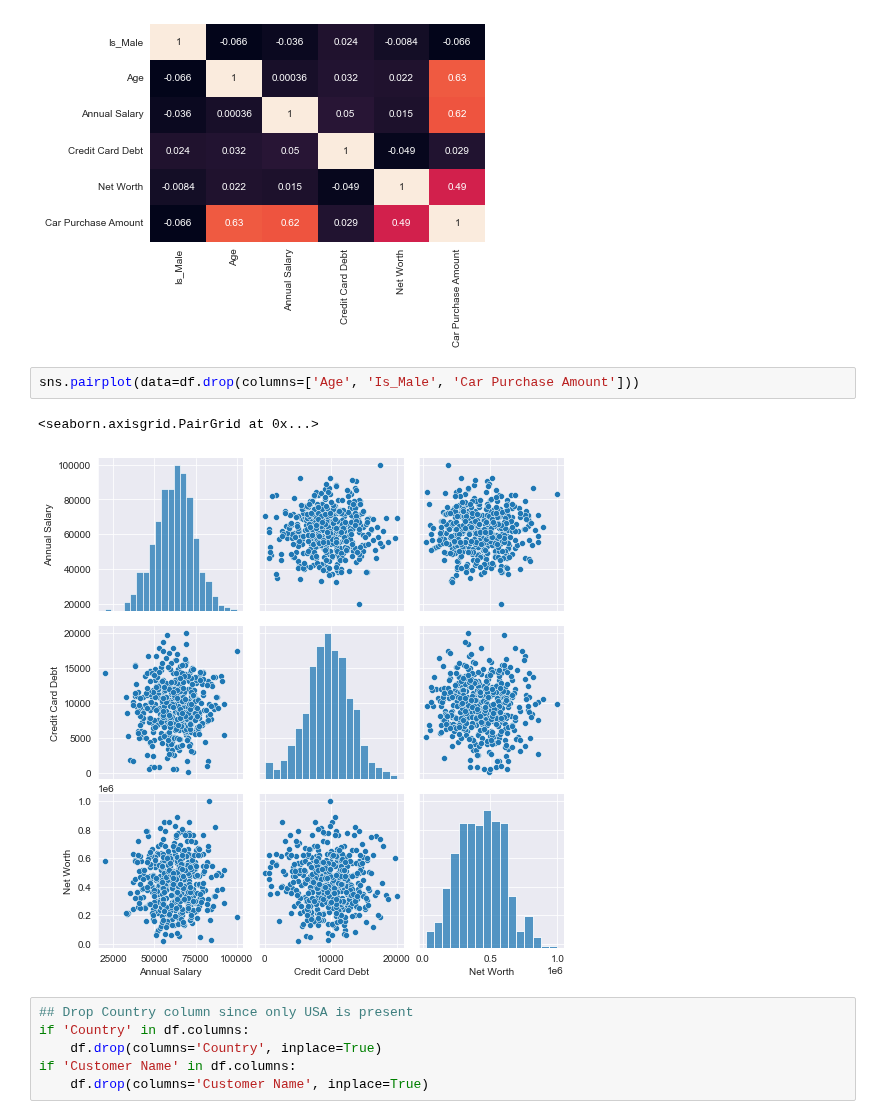
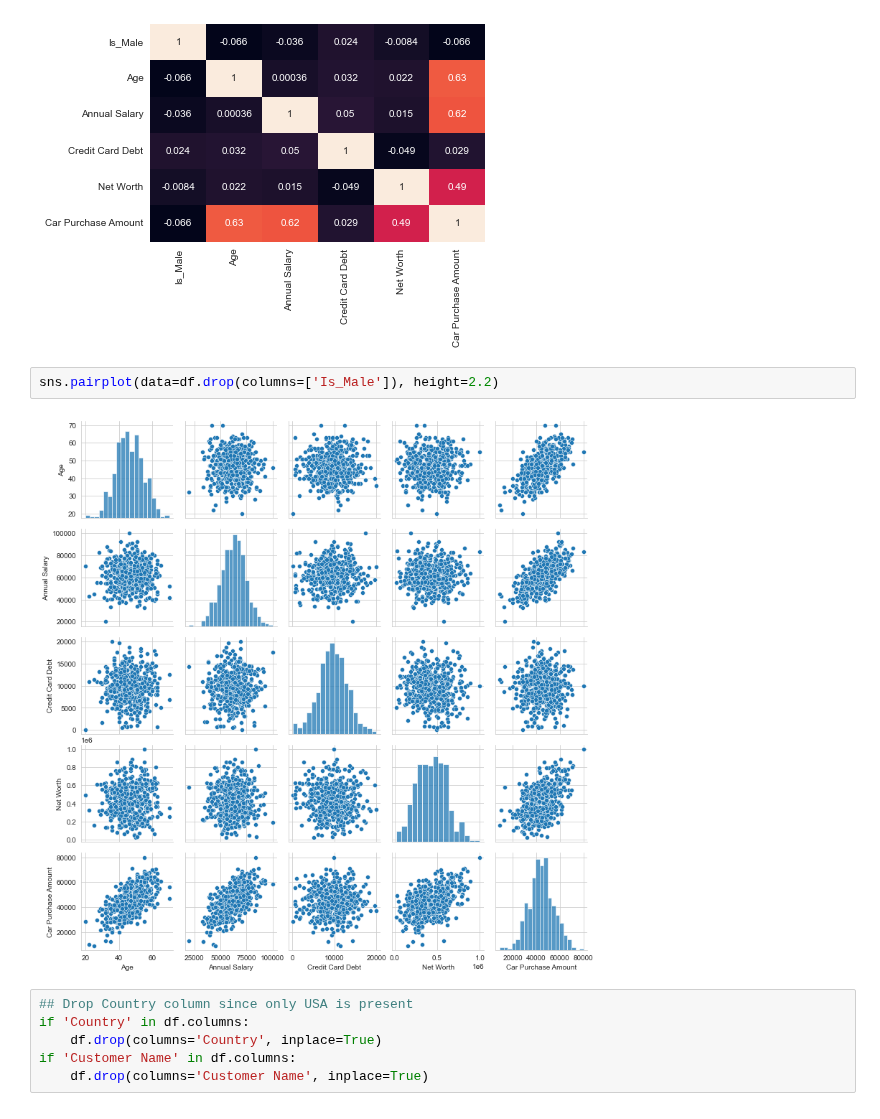
Before and after one commit to natthawit-jan/car_price_prediction_proj, a Jupyter notebook: car_prediction.ipynb, the cells around one changed output. Drawn from its saved outputs; the diff is of its cells as text.

Commit message:
adjustment drop all unnecessary lines

```diff
--- a/car_prediction.ipynb
+++ b/car_prediction.ipynb
@@ -89,10 +89,9 @@ plt.show()
 # %% [output]
 [figure]
 # %%
-sns.pairplot(data=df.drop(columns=['Age', 'Is_Male', 'Car Purchase Amount']))
+sns.pairplot(data=df.drop(columns=['Is_Male']), height=2.2)
 # %% [output]
-<seaborn.axisgrid.PairGrid at 0x...>
-[figure, old version]
+[figure, new version]
 # %%
 ## Drop Country column since only USA is present
 if 'Country' in df.columns:
```
Also changed, not shown: parts of 31 cells of this notebook.
